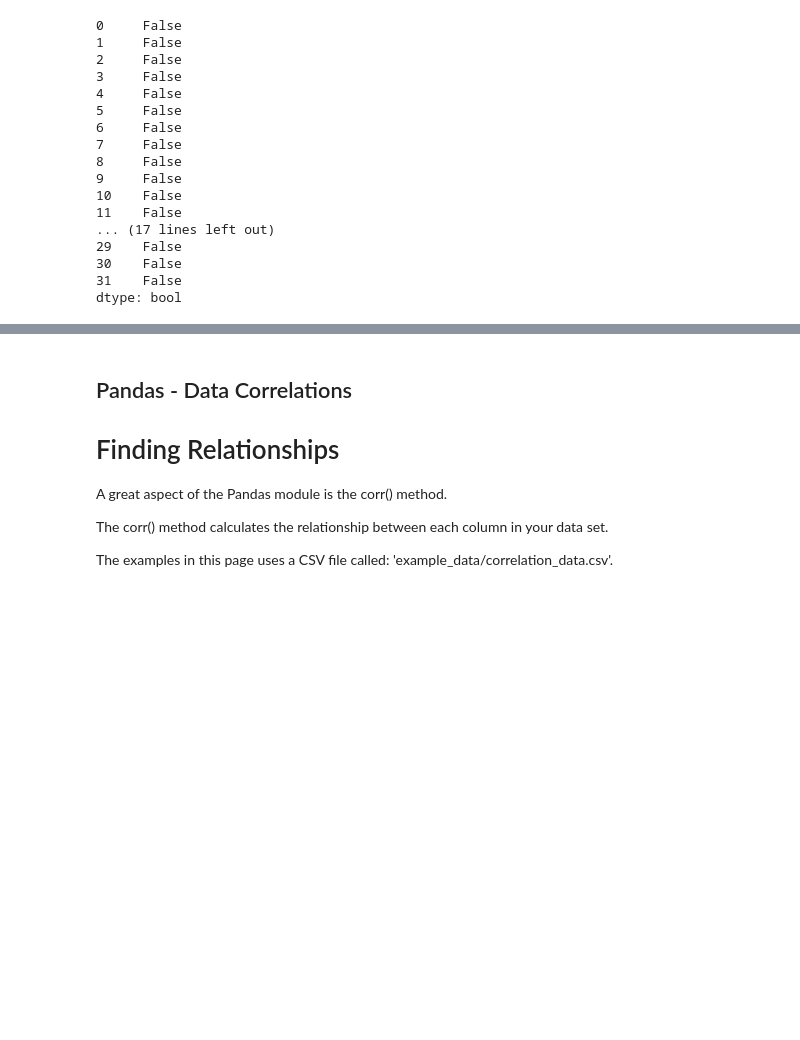
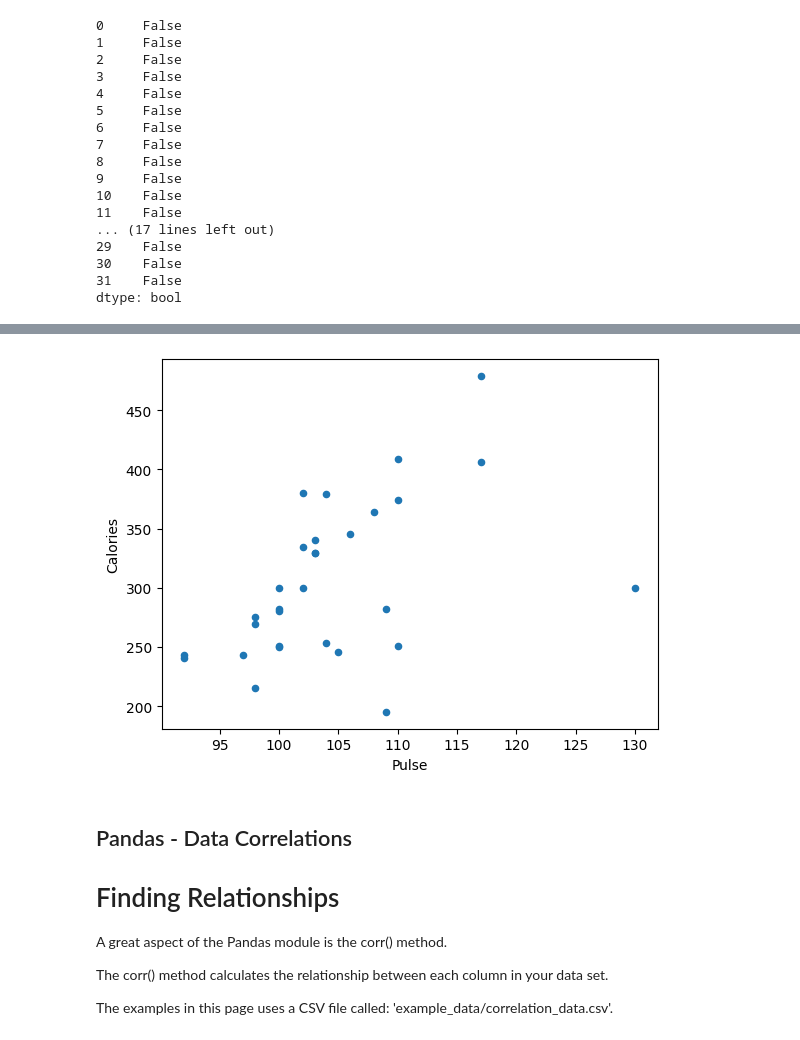
Before and after one commit to leekwansoo/python-excercise, a Jupyter notebook: session_09/01_pandas.ipynb, the cells around one changed output, grey strips where cells are left out. Drawn from its saved outputs; the diff is of its cells as text; code cells hidden in the pictures; blank space fills up the shorter version.

```diff
--- a/session_09/01_pandas.ipynb
+++ b/session_09/01_pandas.ipynb
@@ -872,0 +875,7 @@ dtype: bool
+# %%
+import pandas as pd
+df = pd.read_csv('example_data.csv', skipinitialspace=True)
+# print(df)
+
+df_filtered = df[df["Calories"] > 300]
+print(df_filtered)
@@ -873,3 +917,9 @@ dtype: bool
+# %%
+import matplotlib.pyplot as plt
+df.plot(kind='scatter', x='Pulse', y='Calories')
+plt.show()
+# %% [output]
+[figure, added]
 # %% [markdown]
 ##  Pandas - Data Correlations
 
```
Also changed, not shown: parts of 3 cells of this notebook, 44 other files.
